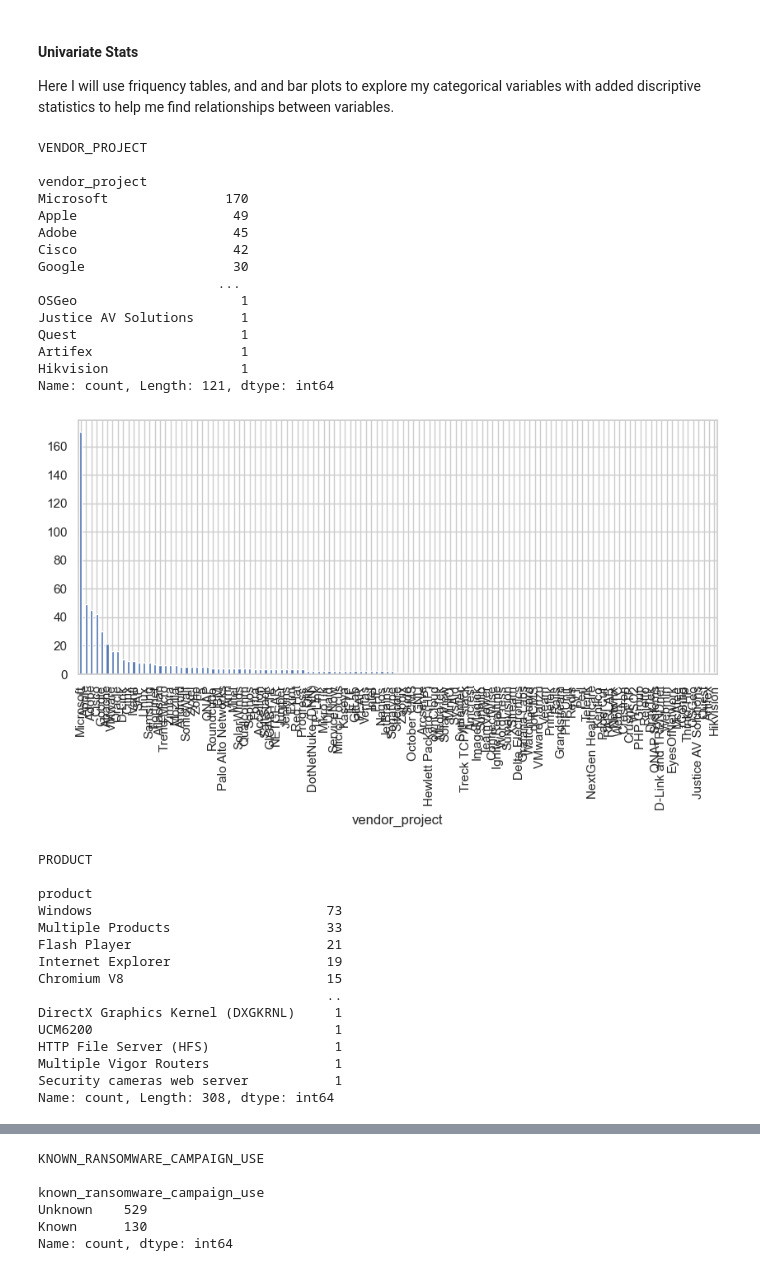
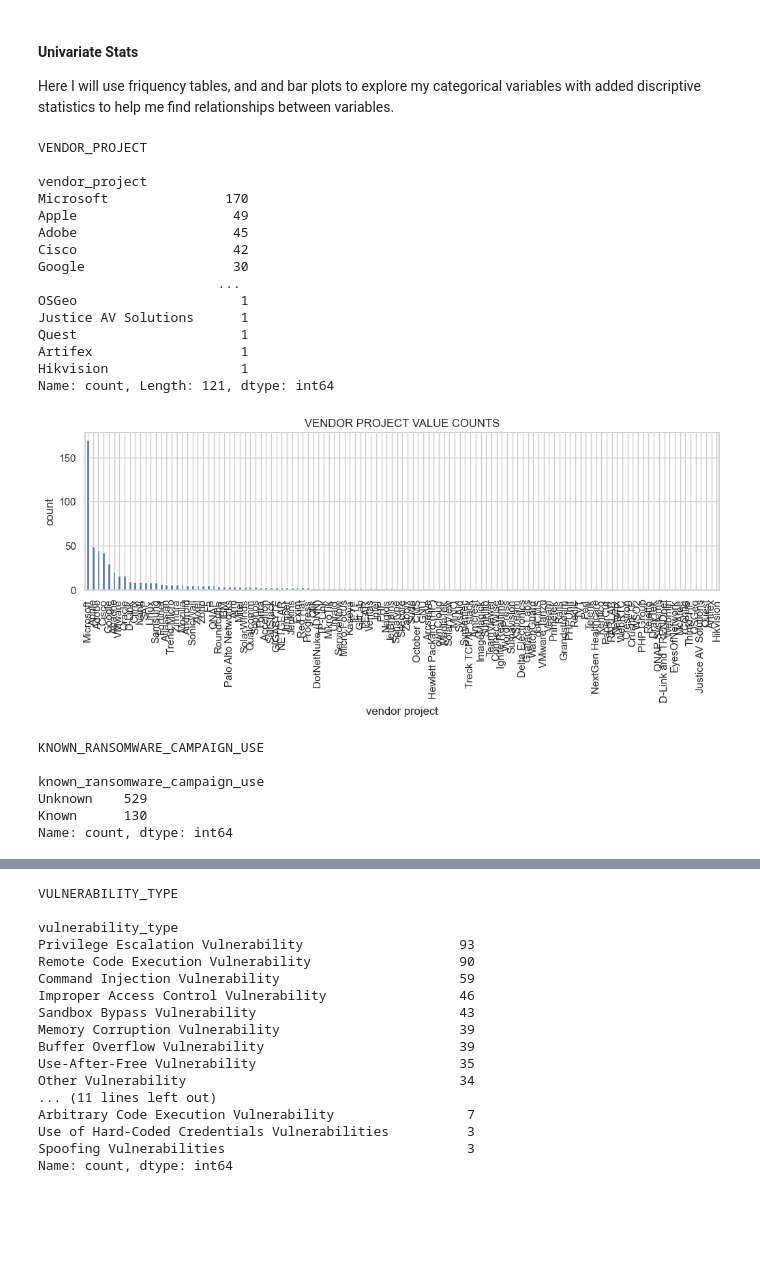
Before and after one commit to MigashaneVictoire/kev, a Jupyter notebook: explore.ipynb, the cells around one changed output, grey strips where cells are left out. Cells and saved outputs as stored; diff of their text form; code cells hidden in the pictures; blank space fills up the shorter version.

Commit message:
start explore

```diff
--- a/explore.ipynb
+++ b/explore.ipynb
@@ -134,40 +134,34 @@ Here I will use friquency tables, and and bar plots to explore my categorical va
 # %%
 for col in train.columns:
     print(col.upper(), "\n")
     print(train[col].value_counts())
-    plt.figure(figsize=(10,4))
+    plt.figure(figsize=(12,3))
     train[col].value_counts().plot.bar()
+    plt.title(col.replace("_"," ").upper() + " VALUE COUNTS")
+    plt.xlabel(col.replace("_"," "))
+    plt.ylabel("count")
     plt.show()
     print("\n")
 # %% [output]
 VENDOR_PROJECT
 
 vendor_project
 Microsoft               170
 Apple                    49
 Adobe                    45
 Cisco                    42
 Google                   30
                        ...
 OSGeo                     1
 Justice AV Solutions      1
 Quest                     1
 Artifex                   1
 Hikvision                 1
 Name: count, Length: 121, dtype: int64
-[figure, old version]
+[figure, new version]
-PRODUCT
+KNOWN_RANSOMWARE_CAMPAIGN_USE
 
-product
-Windows                              73
-Multiple Products                    33
-Flash Player                         21
-Internet Explorer                    19
-Chromium V8                          15
-                                     ..
-DirectX Graphics Kernel (DXGKRNL)     1
-UCM6200                               1
-HTTP File Server (HFS)                1
-Multiple Vigor Routers                1
-Security cameras web server           1
-Name: count, Length: 308, dtype: int64
+known_ransomware_campaign_use
+Unknown    529
+Known      130
+Name: count, dtype: int64
@@ -175,6 +169,17 @@ Name: count, Length: 308, dtype: int64
-KNOWN_RANSOMWARE_CAMPAIGN_USE
+VULNERABILITY_TYPE
 
-known_ransomware_campaign_use
-Unknown    529
-Known      130
+vulnerability_type
+Privilege Escalation Vulnerability                    93
+Remote Code Execution Vulnerability                   90
+Command Injection Vulnerability                       59
+Improper Access Control Vulnerability                 46
+Sandbox Bypass Vulnerability                          43
+Memory Corruption Vulnerability                       39
+Buffer Overflow Vulnerability                         39
+Use-After-Free Vulnerability                          35
+Other Vulnerability                                   34
+... (11 lines left out)
+Arbitrary Code Execution Vulnerability                 7
+Use of Hard-Coded Credentials Vulnerabilities          3
+Spoofing Vulnerabilities                               3
 Name: count, dtype: int64
```
Also changed, not shown: parts of 2 cells of this notebook.
